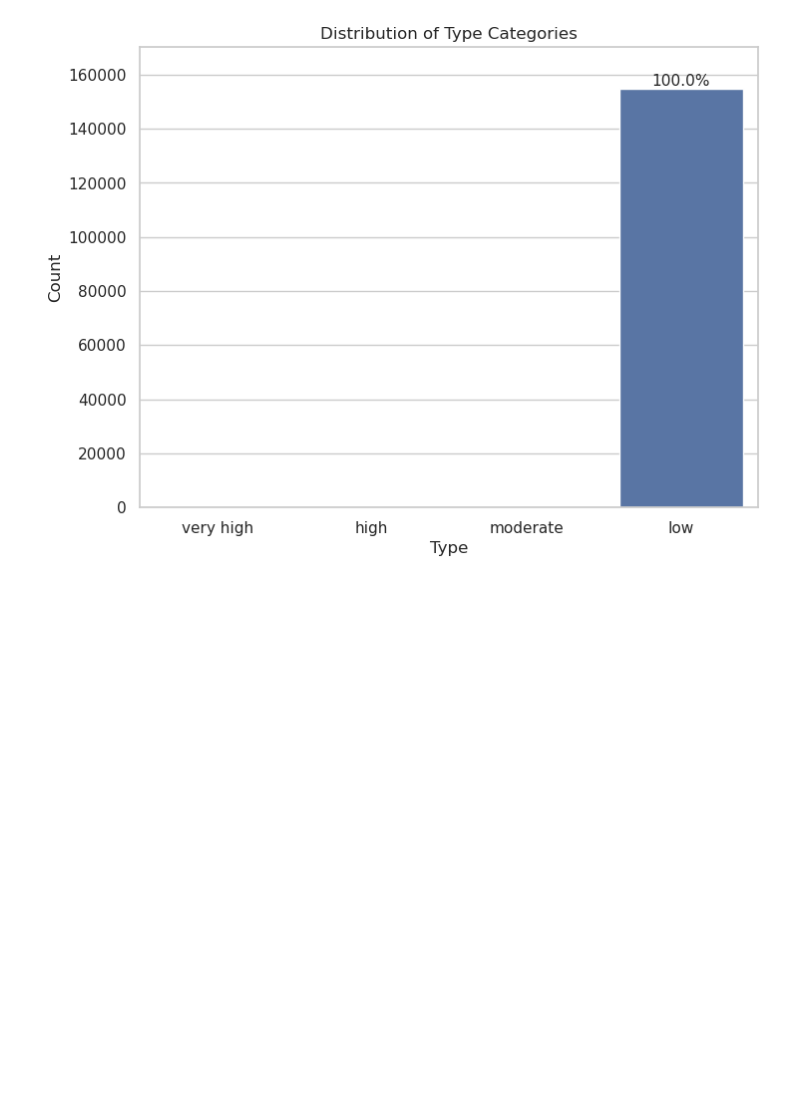
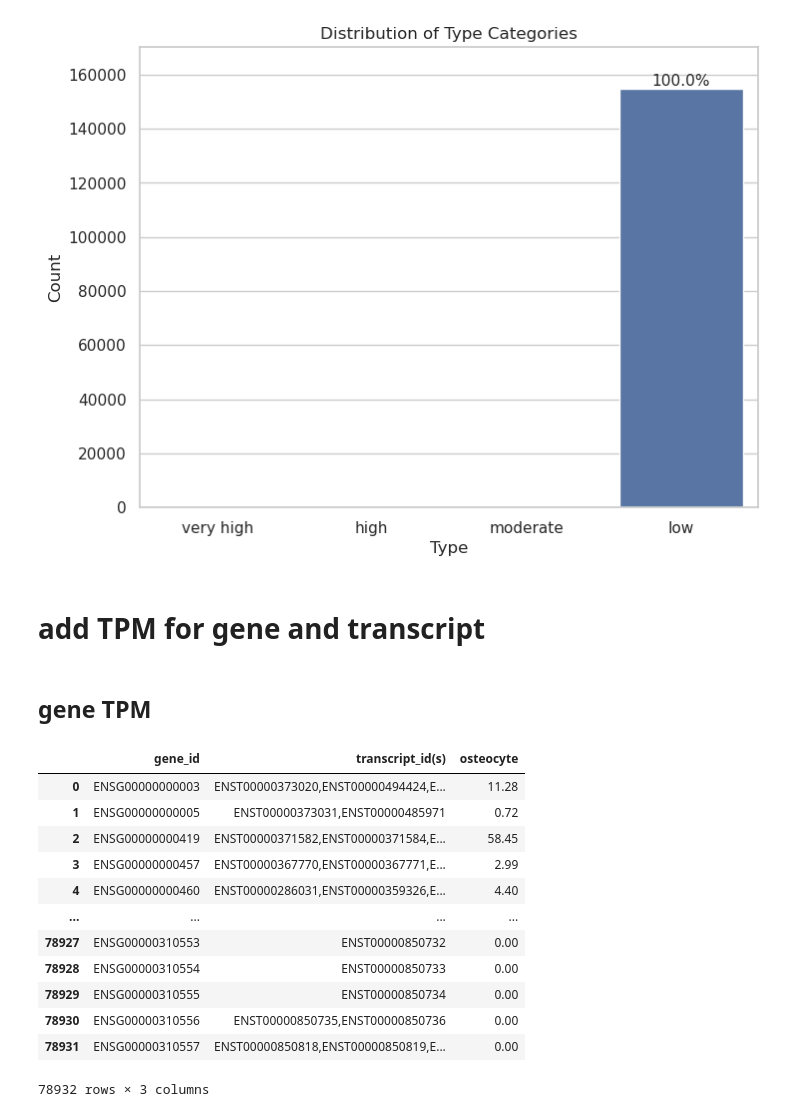
Before and after one commit to mingjutsai/PreprocessDB, a Jupyter notebook: promoter_table/OC_promoter_table.ipynb, the cells around one changed output. Cells and saved outputs as stored; diff of their text form; code cells hidden in the pictures; blank space fills up the shorter version.

```diff
--- a/promoter_table/OC_promoter_table.ipynb
+++ b/promoter_table/OC_promoter_table.ipynb
@@ -201,3 +201,7 @@ plt.ylim(0, counts.max() * 1.1)  # Add some space above bars
 plt.show()
 # %% [output]
 [figure]
+# %% [markdown]
+# add TPM for gene and transcript
+# %% [markdown]
+## gene TPM
@@ -203,0 +210,16 @@ plt.show()
+# %%
+gene_tpm
+# %% [output]
+|  | gene_id | transcript_id(s) | osteocyte |
+| 0 | ENSG00000000003 | ENST00000373020,ENST00000494424,E... | 11.28 |
+| 1 | ENSG00000000005 | ENST00000373031,ENST00000485971 | 0.72 |
+| 2 | ENSG00000000419 | ENST00000371582,ENST00000371584,E... | 58.45 |
+| 3 | ENSG00000000457 | ENST00000367770,ENST00000367771,E... | 2.99 |
+| 4 | ENSG00000000460 | ENST00000286031,ENST00000359326,E... | 4.40 |
+| ... | ... | ... | ... |
+| 78927 | ENSG00000310553 | ENST00000850732 | 0.00 |
+| 78928 | ENSG00000310554 | ENST00000850733 | 0.00 |
+| 78929 | ENSG00000310555 | ENST00000850734 | 0.00 |
+| 78930 | ENSG00000310556 | ENST00000850735,ENST00000850736 | 0.00 |
+| 78931 | ENSG00000310557 | ENST00000850818,ENST00000850819,E... | 0.00 |
+78932 rows × 3 columns
```
Also changed, not shown: parts of 21 cells of this notebook, 1 other file.
